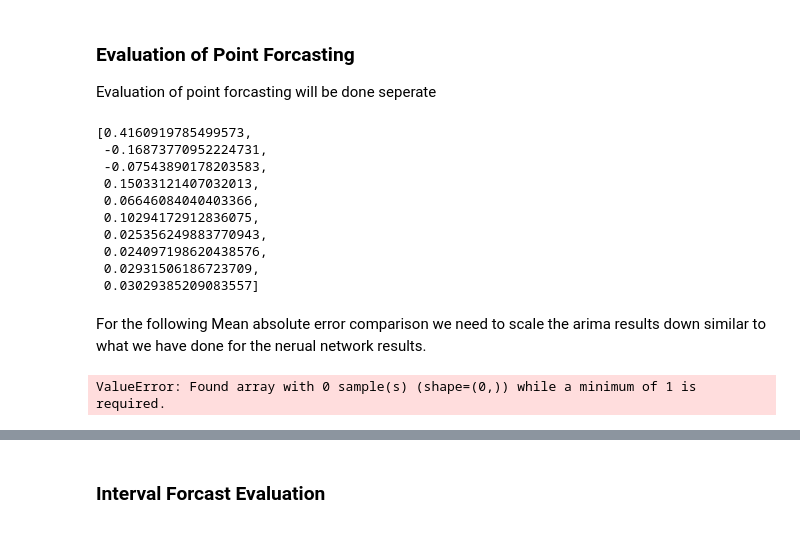
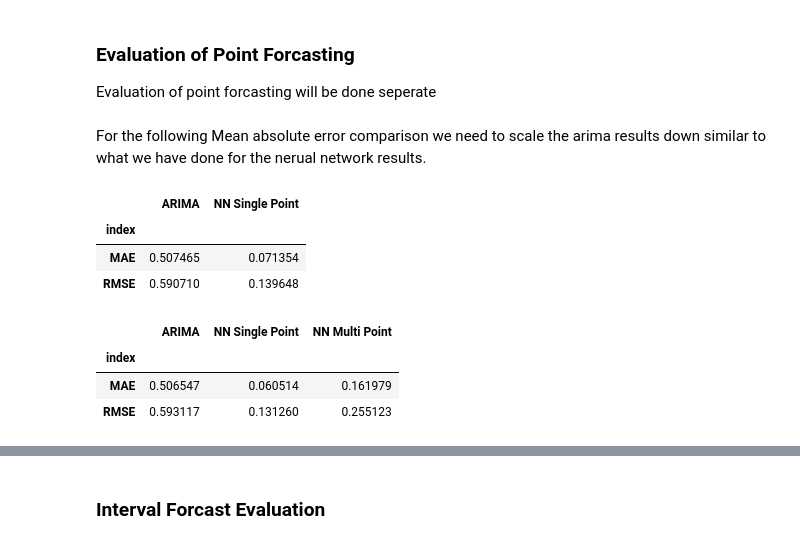
Before and after one commit to JamieKats/data2001-a3, a Jupyter notebook: DATA2001-A3-s4674720.ipynb, the cells around one changed output, grey strips where cells are left out. Drawn from its saved outputs; the diff is of its cells as text; code cells hidden in the pictures.

```diff
--- a/DATA2001-A3-s4674720.ipynb
+++ b/DATA2001-A3-s4674720.ipynb
@@ -1608,19 +1484,6 @@ from sklearn.metrics import mean_absolute_error, mean_squared_error, mean_pinbal
 # %% [markdown]
 ### Evaluation of Point Forcasting
 Evaluation of point forcasting will be done seperate
-# %%
-y_pred_multi
-# %% [output]
-[0.4160919785499573,
- -0.16873770952224731,
- -0.07543890178203583,
- 0.15033121407032013,
- 0.06646084040403366,
- 0.10294172912836075,
- 0.025356249883770943,
- 0.024097198620438576,
- 0.02931506186723709,
- 0.03029385209083557]
 # %% [markdown]
 For the following Mean absolute error comparison we need to scale the arima results down similar to what we have done for the nerual network results.
 # %%
@@ -1633,28 +1496,58 @@ arima_y_test = pd.DataFrame(test_amazon)
 arima_y_pred_scaled = scaler.fit_transform(arima_y_pred.values.reshape(-1,1))
 arima_y_test_scaled = scaler.fit_transform(arima_y_test.values.reshape(-1,1))
 
-# arima_y_pred_scaled = [x for [x] in arima_y_pred_scaled]
-# arima_y_test_scaled = [x for [x] in arima_y_test_scaled]
-
 # 60 Day PRediction (Full Horizon)
 
 # Calculate Mean absolute error (MAE)
 arima_mae = mean_absolute_error(arima_y_pred_scaled, arima_y_test_scaled)
 nn_single_point_mae = mean_absolute_error(y_pred, y_test_scaled)
-nn_multi_mae = mean_absolute_error(y_pred_multi, y_test_multi)
 
 # Calculate Root Mean Squared Error (RMSE)
-div = 10
+arima_rmse = np.sqrt(mean_squared_error(arima_y_pred_scaled, arima_y_test_scaled))
+nn_single_point_rmse = np.sqrt(mean_squared_error(y_pred, y_test_scaled))
 
-arima_rmse = np.sqrt(mean_squared_error(arima_y_pred_scaled[:-10], arima_y_test_scaled[:-10]))
-nn_single_point_rmse = np.sqrt(mean_squared_error(y_pred_multi[:-10], y_test_multi[:-10]))
-nn_multi_rmse = np.sqrt(mean_squared_error(y_pred_multi[:-10], y_test_multi[:-10]))
+data = {
+    'index': ['MAE', 'RMSE'],
+    'ARIMA': [arima_mae, arima_rmse],
+    'NN Single Point': [nn_single_point_mae, nn_single_point_rmse]
+}
 
+data_df = pd.DataFrame(data)
+data_df = data_df.set_index('index')
 
-print(f"ARIMA MAE = {arima_mae}\nNeural Net MAE = {nn_mae}")
-
-# 10 Day Predicition
+data_df
 # %% [output]
-ValueError: Found array with 0 sample(s) (shape=(0,)) while a minimum of 1 is required.
+|  | ARIMA | NN Single Point |
+| index |  |  |
+| MAE | 0.507465 | 0.071354 |
+| RMSE | 0.590710 | 0.139648 |
 # %%
-arima_y_pred_scaled
+# 10 Day Predicition
+div = 10
+
+# Calculate Mean absolute error (MAE)
+arima_mae = mean_absolute_error(arima_y_pred_scaled[:-div], arima_y_test_scaled[:-div])
+nn_single_point_mae = mean_absolute_error(y_pred[:-div], y_test_scaled[:-div])
+nn_multi_mae = mean_absolute_error(y_pred_multi, y_test_multi)
+
+# Calculate Root Mean Squared Error (RMSE)
+arima_rmse = np.sqrt(mean_squared_error(arima_y_pred_scaled[:-div], arima_y_test_scaled[:-div]))
+nn_single_point_rmse = np.sqrt(mean_squared_error(y_pred[:-div], y_test_scaled[:-div]))
+nn_multi_rmse = np.sqrt(mean_squared_error(y_pred_multi, y_test_multi))
+
+data = {
+    'index': ['MAE', 'RMSE'],
+    'ARIMA': [arima_mae, arima_rmse],
+    'NN Single Point': [nn_single_point_mae, nn_single_point_rmse],
+    'NN Multi Point': [nn_multi_mae, nn_multi_rmse]
+}
+
+data_df = pd.DataFrame(data)
+data_df = data_df.set_index('index')
+
+data_df
+# %% [output]
+|  | ARIMA | NN Single Point | NN Multi Point |
+| index |  |  |  |
+| MAE | 0.506547 | 0.060514 | 0.161979 |
+| RMSE | 0.593117 | 0.131260 | 0.255123 |
```
Also changed, not shown: parts of 88 cells of this notebook.
